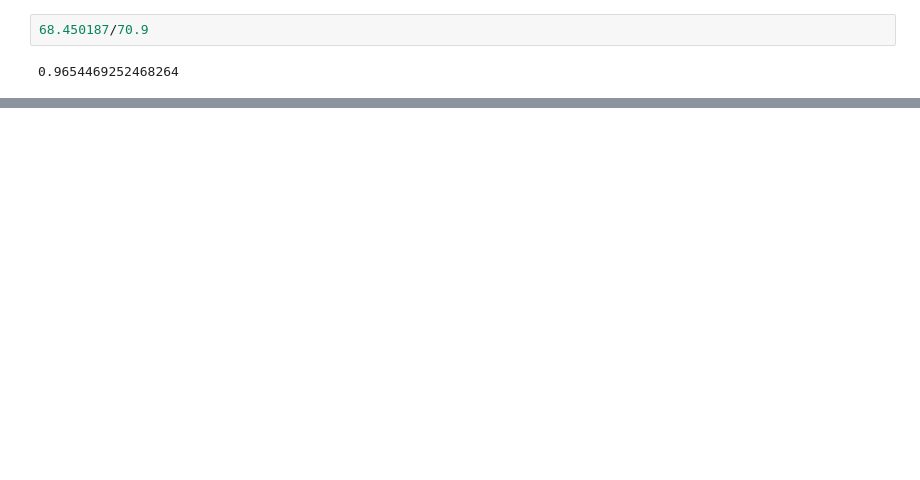
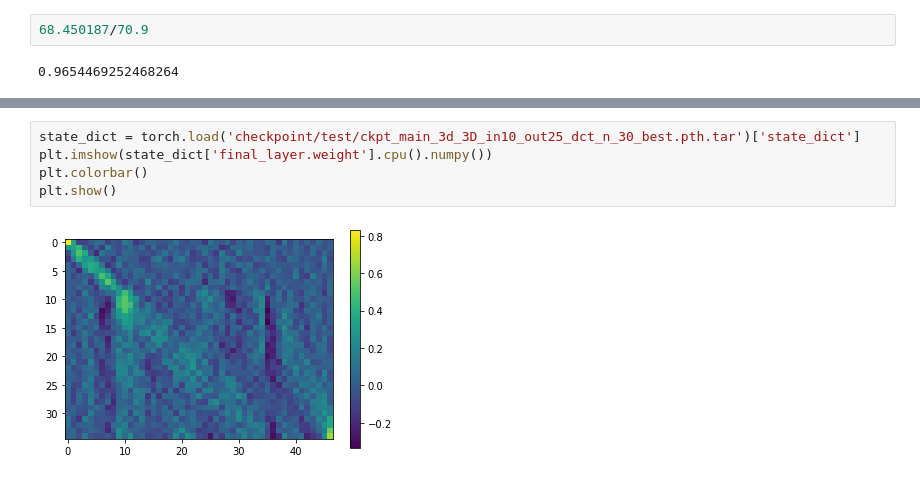
Before and after one commit to tileb1/LearnTrajDep, a Jupyter notebook: Untitled.ipynb, the cells around one changed output, grey strips where cells are left out. Saved outputs shown, nothing was run; the diff lists cells and outputs as text; blank space fills up the shorter version.

```diff
--- a/Untitled.ipynb
+++ b/Untitled.ipynb
@@ -206,0 +259,7 @@ df[list(columns_mapping.keys())+ ['v_3d']]#.sort_values(by='3d1000')
+# %%
+state_dict = torch.load('checkpoint/test/ckpt_main_3d_3D_in10_out25_dct_n_30_best.pth.tar')['state_dict']
+plt.imshow(state_dict['final_layer.weight'].cpu().numpy())
+plt.colorbar()
+plt.show()
+# %% [output]
+[figure, added]
```
Also changed, not shown: parts of 6 cells of this notebook.
